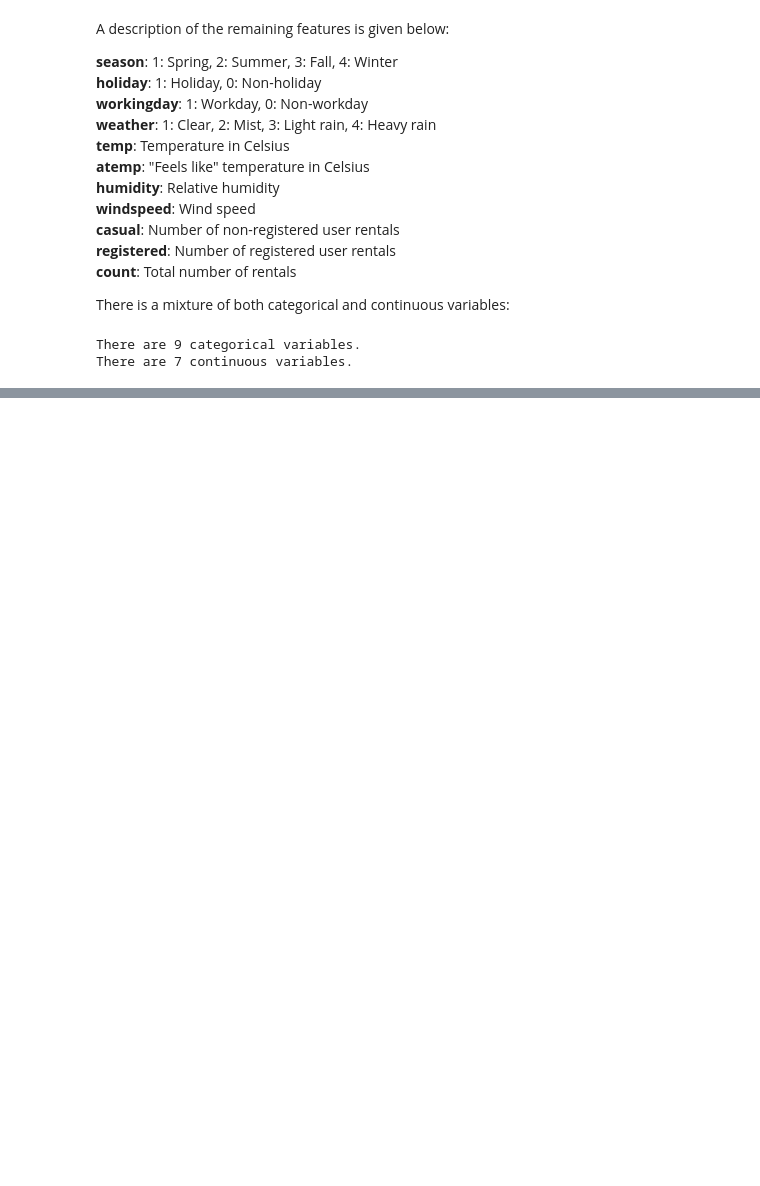
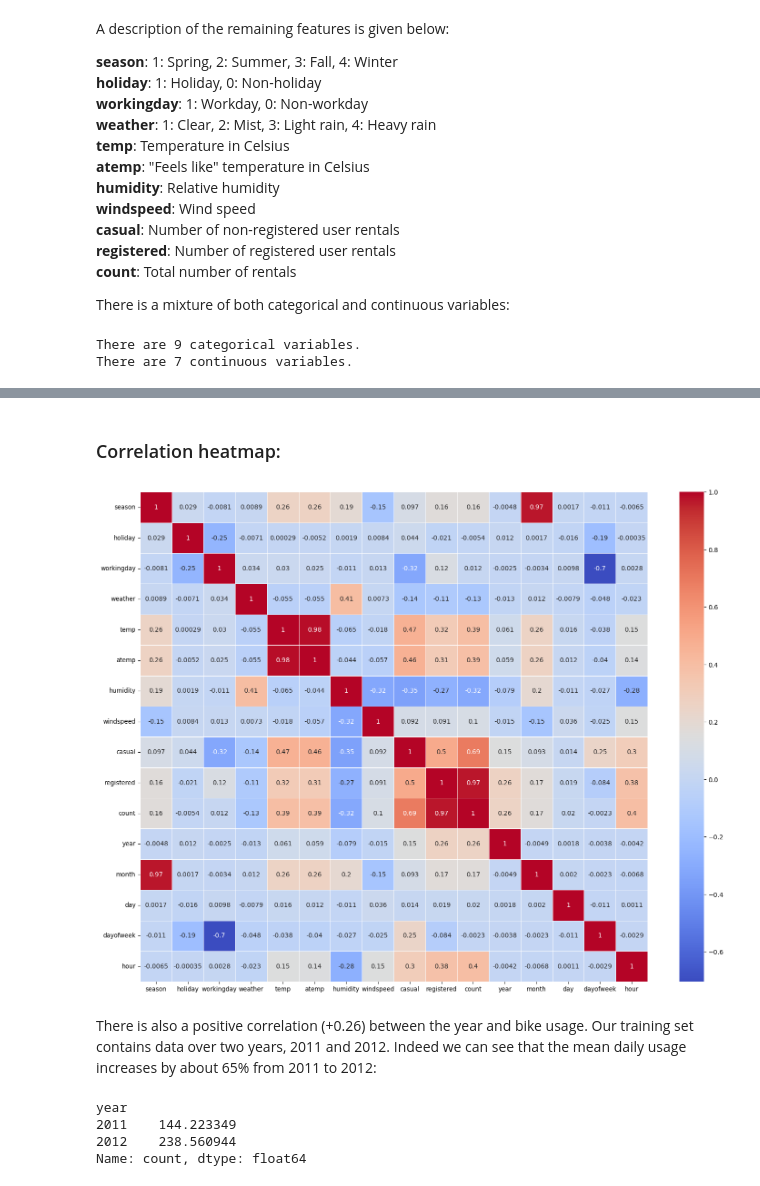
Before and after one commit to owenpb/Kaggle-Bike-Sharing-Prediction, a Jupyter notebook: kaggle-bike-sharing.ipynb, the cells around one changed output, grey strips where cells are left out. Saved outputs shown, nothing was run; the diff lists cells and outputs as text; code cells hidden in the pictures; blank space fills up the shorter version.

```diff
--- a/kaggle-bike-sharing.ipynb
+++ b/kaggle-bike-sharing.ipynb
@@ -97,0 +174,20 @@ There are 7 continuous variables.
+# %% [markdown]
+### Correlation heatmap:
+# %%
+plt.figure(figsize=(18,14))
+corr = df.corr()
+sns.heatmap(corr, xticklabels=corr.columns.values, yticklabels=corr.columns.values, linewidths=.5, cmap='coolwarm', annot=True)
+plt.xticks(fontsize=9.5)
+plt.yticks(fontsize=9.5)
+plt.show()
+# %% [output]
+[figure, added]
+# %% [markdown]
+There is also a positive correlation (+0.26) between the year and bike usage. Our training set contains data over two years, 2011 and 2012. Indeed we can see that the mean daily usage increases by about 65% from 2011 to 2012:
+# %%
+df.groupby(["year"]).mean()["count"]
+# %% [output]
+year
+2011    144.223349
+2012    238.560944
+Name: count, dtype: float64
```
Also changed, not shown: parts of 22 cells of this notebook.
